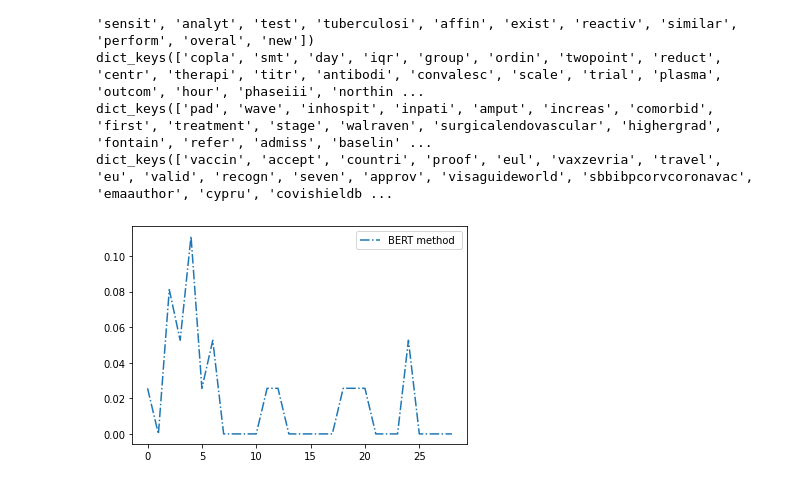
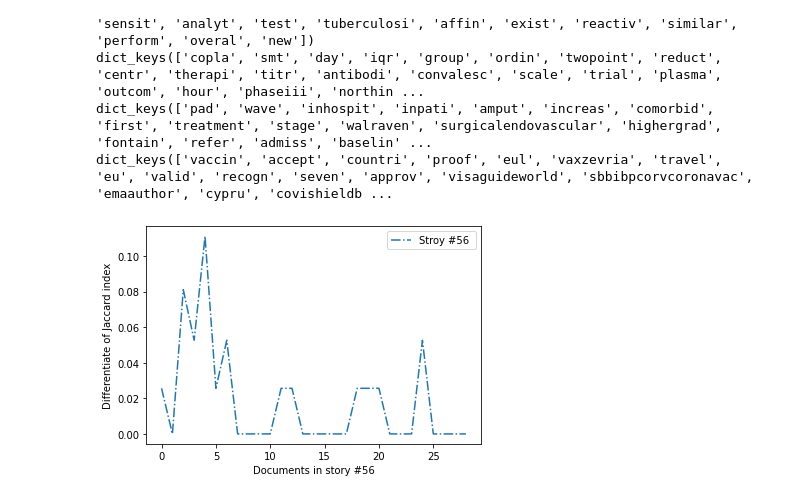
Before and after one commit to AlirezaPNouri/Storytelling, a Jupyter notebook: TF_IDF_Keyword_extractor.ipynb, the cells around one changed output. Saved outputs shown, nothing was run; the diff lists cells and outputs as text; code cells hidden in the pictures.

```diff
--- a/TF_IDF_Keyword_extractor.ipynb
+++ b/TF_IDF_Keyword_extractor.ipynb
@@ -175,35 +176,37 @@ dict_keys(['vaccin', 'accept', 'countri', 'proof', 'eul', 'vaxzevria', 'travel',
 import matplotlib.pyplot as plt
 import numpy as np
 
 # create data
 y = list(total_dict[list_of_stories[0]].values())
 x = [x for x in range(len(total_dict[list_of_stories[0]].keys()))]
-plt.plot(x, y, label = "BERT method ", linestyle="-." )
+plt.plot(x, y, label = "Stroy #56 ", linestyle="-." )
+plt.ylabel('Differentiate of Jaccard index')
+plt.xlabel('Documents in story #56')
 
 # y = list(total_dict[1].values())
 # x = [x for x in range(len(total_dict[1].keys()))]
 # plt.plot(x, y, label = "BERT method ", linestyle="-." )
 
 # y = list(total_dict[2].values())
 # x = [x for x in range(len(total_dict[2].keys()))]
 # plt.plot(x, y, label = "BERT method ", linestyle="-." )
 
 # y = list(total_dict[3].values())
 # x = [x for x in range(len(total_dict[3].keys()))]
 # plt.plot(x, y, label = "BERT method ", linestyle="-." )
 
 # y = list(total_dict[4].values())
 # x = [x for x in range(len(total_dict[4].keys()))]
 # plt.plot(x, y, label = "BERT method ", linestyle="-." )
 
 # y = list(total_dict[5].values())
 # x = [x for x in range(len(total_dict[5].keys()))]
 # plt.plot(x, y, label = "BERT method ", linestyle="-." )
 
 plt.legend()
 plt.show()
 # %% [output]
-[figure, old version]
+[figure, new version]
 # %%
 # list_of_stories[-1] is the best story in the list
 
```
Also changed, not shown: parts of 5 cells of this notebook.
